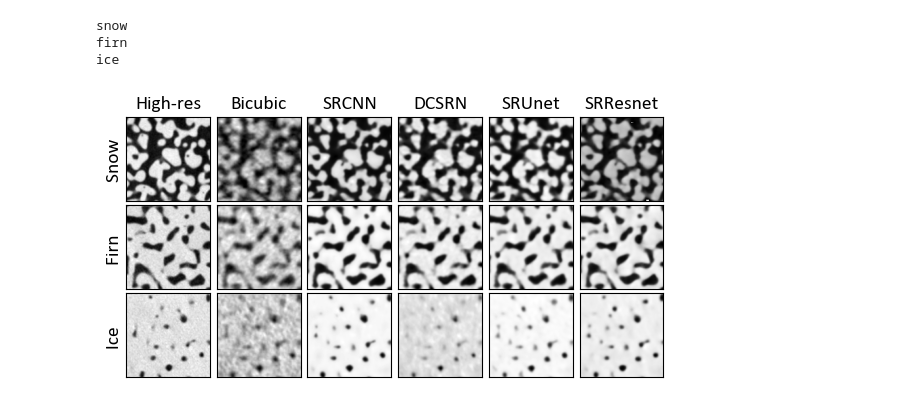
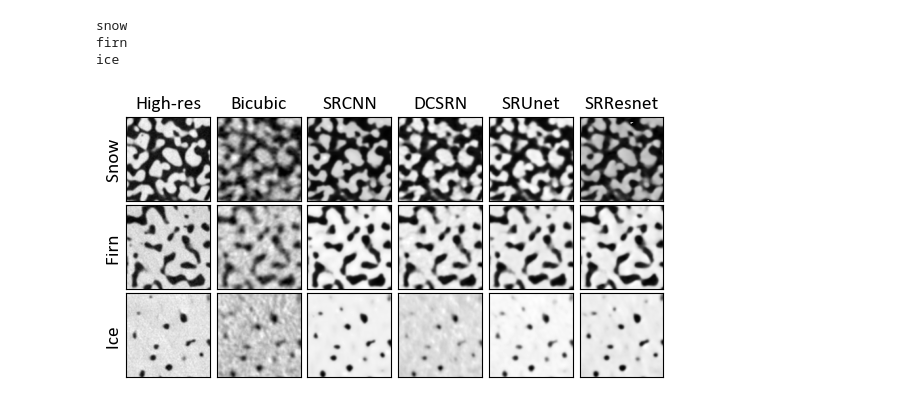
Before and after one commit to Faramarz-bagherzadeh/3D_SuperResolution, a Jupyter notebook: result_visualization.ipynb, the cells around one changed output. Saved outputs shown, nothing was run; the diff lists cells and outputs as text; code cells hidden in the pictures.

```diff
--- a/result_visualization.ipynb
+++ b/result_visualization.ipynb
@@ -59,7 +58,7 @@ ice_slice= [10,410,200,600,800,1200]
 # %%
 # Create a figure with subplots for displaying multiple images
 fig, axes = plt.subplots(nrows=3, ncols=6, figsize=(7, 5),sharex=True, sharey=True)
-i = 12
+i = 10
 
 # Flatten the axes array to iterate over subplots
 axes = axes.flatten()
@@ -67,32 +66,38 @@ axes = axes.flatten()
 for num , f in enumerate([snow_files,firn_files,ice_files]):
     type_ = ['snow','firn','ice'][num]
     print (type_)
     slice_ = [snow_slice,firn_slice,ice_slice][num]
 
     for row_number , name in enumerate(f.keys()):
         row_number = num*6 + row_number
         ax = axes[row_number]
         #print (name)
         #print (row_number)
+        if row_number ==0 :
+            i = 10
+        elif row_number == 1:
+            i = 9
+        elif row_number >1:
+            i = 10
         data = read_and_preprocessing (f[name], slice_)
         ax.imshow(data[i,:128,:128],'gray', extent=[0, 1, 0, 1])
         #ax.axis('off')  # Turn off axis labels
         ax.set_box_aspect(1)
         ax.yaxis.set_ticks([])
         ax.xaxis.set_ticks([])
 
         if type_ == 'snow':
             ax.set_title("{}".format(name), fontname='Calibri', fontsize=14)
 
 fig.text(0.1, 0.38, '     Ice              Firn            Snow        ',
          va='center', rotation='vertical', fontfamily='Calibri', fontsize=14)
 #plt.tight_layout()  # Adjust layout
 
 fig.subplots_adjust(wspace=0.02, hspace=0.05, top=0.62, bottom=0.1)
-plt.savefig('SR_resutls_2D.pdf')
+plt.savefig('SR_resutls_2D.png',dpi=300)
 plt.show()
 # %% [output]
 snow
 firn
 ice
-[figure, old version]
+[figure, new version]
```
Also changed, not shown: parts of 2 cells of this notebook.
